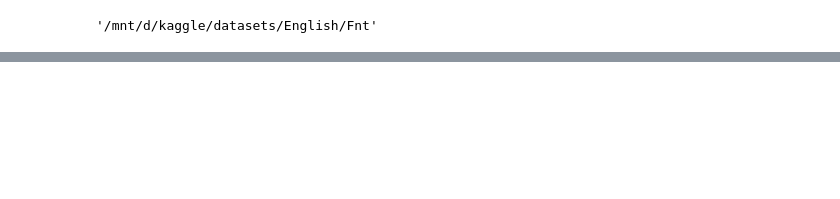
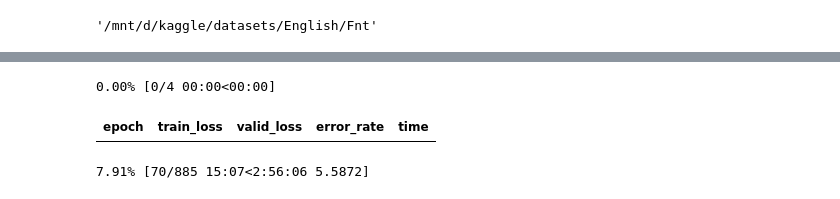
Before and after one commit to ds-praveenkumar/kaggle, a Jupyter notebook: fastai/ocr_restnet34.ipynb, the cells around one changed output, grey strips where cells are left out. Drawn from its saved outputs; the diff is of its cells as text; code cells hidden in the pictures; blank space fills up the shorter version.

```diff
--- a/fastai/ocr_restnet34.ipynb
+++ b/fastai/ocr_restnet34.ipynb
@@ -25,0 +48,3 @@ NameError: name 'get_transforms' is not defined
+# %%
+learn = cnn_learner(data, resnet34, metrics=error_rate, model_dir=model_path.as_posix())
+learn.model
@@ -25,0 +69,6 @@ NameError: name 'get_transforms' is not defined
+# %%
+learn.fit_one_cycle(4)
+# %% [output]
+0.00% [0/4 00:00<00:00]
+| epoch | train_loss | valid_loss | error_rate | time |
+7.91% [70/885 15:07<2:56:06 5.5872]
```
Also changed, not shown: parts of 11 cells of this notebook.
